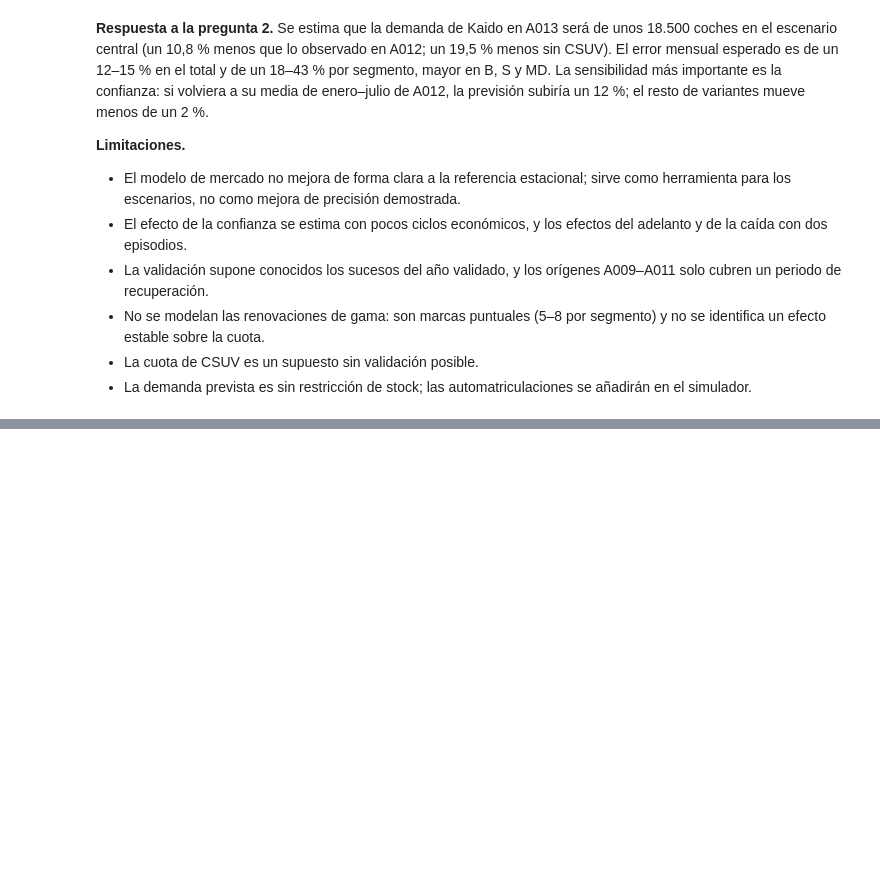
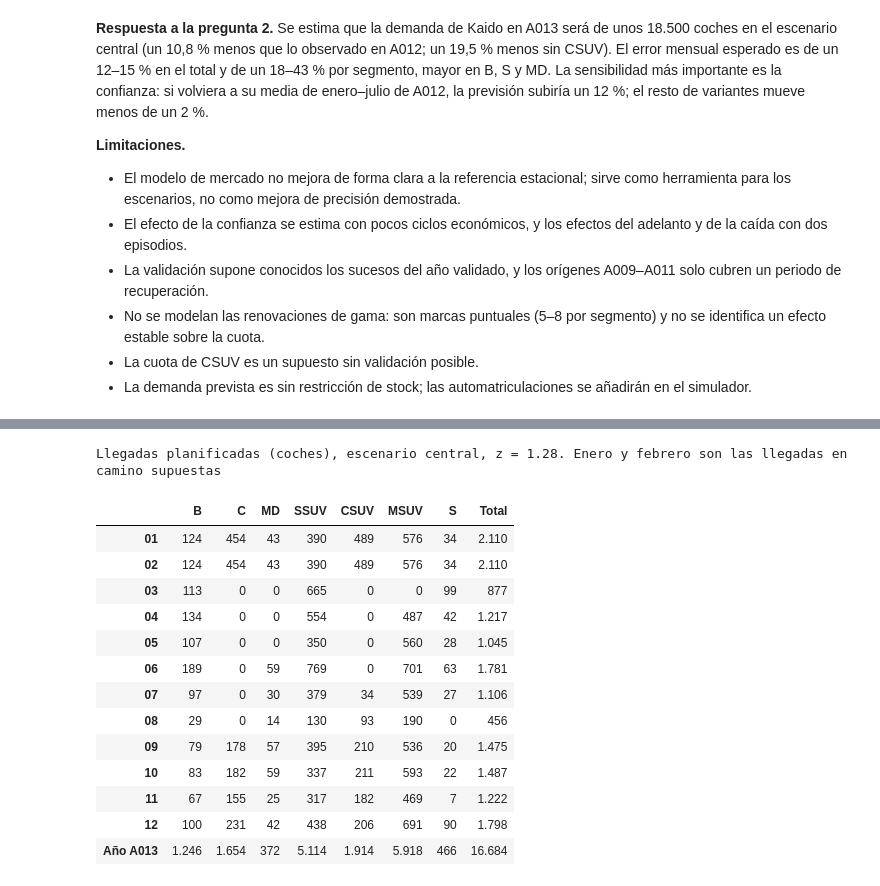
Before and after one commit to alejandrobarreche/sim-kaido-motors, a Jupyter notebook: analisis.ipynb, the cells around one changed output, grey strips where cells are left out. Drawn from its saved outputs; the diff is of its cells as text; code cells hidden in the pictures; blank space fills up the shorter version.

```diff
--- a/analisis.ipynb
+++ b/analisis.ipynb
@@ -841,0 +925,33 @@ Confianza media ene–jul A012: 96.7; último valor conocido (dic A012): 77.7
+# %%
+Z = simulacion.Z_DEFECTO
+ss = simulacion.stock_seguridad(sigma, Z)
+plan = simulacion.planificar_llegadas(DEM, stock_a012, en_camino, ss)
+
+plan_largo = plan.stack().rename("llegadas").reset_index()
+plan_largo.columns = ["mes", "segmento", "llegadas"]
+plan_largo["mes"] += 1
+plan_largo.to_csv(TABLAS / "plan_llegadas_central_a013.csv", index=False)
+
+vista = plan.copy()
+vista["Total"] = vista.sum(axis=1)
+vista.index = [f"{m + 1:02d}" for m in vista.index]
+vista.loc["Año A013"] = vista.sum()
+print(f"Llegadas planificadas (coches), escenario central, z = {Z}. "
+      "Enero y febrero son las llegadas en camino supuestas")
+formato_es(vista[datos.SEGMENTOS + ["Total"]])
+# %% [output]
+Llegadas planificadas (coches), escenario central, z = 1.28. Enero y febrero son las llegadas en camino supuestas
+|  | B | C | MD | SSUV | CSUV | MSUV | S | Total |
+| 01 | 124 | 454 | 43 | 390 | 489 | 576 | 34 | 2.110 |
+| 02 | 124 | 454 | 43 | 390 | 489 | 576 | 34 | 2.110 |
+| 03 | 113 | 0 | 0 | 665 | 0 | 0 | 99 | 877 |
+| 04 | 134 | 0 | 0 | 554 | 0 | 487 | 42 | 1.217 |
+| 05 | 107 | 0 | 0 | 350 | 0 | 560 | 28 | 1.045 |
+| 06 | 189 | 0 | 59 | 769 | 0 | 701 | 63 | 1.781 |
+| 07 | 97 | 0 | 30 | 379 | 34 | 539 | 27 | 1.106 |
+| 08 | 29 | 0 | 14 | 130 | 93 | 190 | 0 | 456 |
+| 09 | 79 | 178 | 57 | 395 | 210 | 536 | 20 | 1.475 |
+| 10 | 83 | 182 | 59 | 337 | 211 | 593 | 22 | 1.487 |
+| 11 | 67 | 155 | 25 | 317 | 182 | 469 | 7 | 1.222 |
+| 12 | 100 | 231 | 42 | 438 | 206 | 691 | 90 | 1.798 |
+| Año A013 | 1.246 | 1.654 | 372 | 5.114 | 1.914 | 5.918 | 466 | 16.684 |
```
Also changed, not shown: parts of 13 cells of this notebook, 16 other files.
